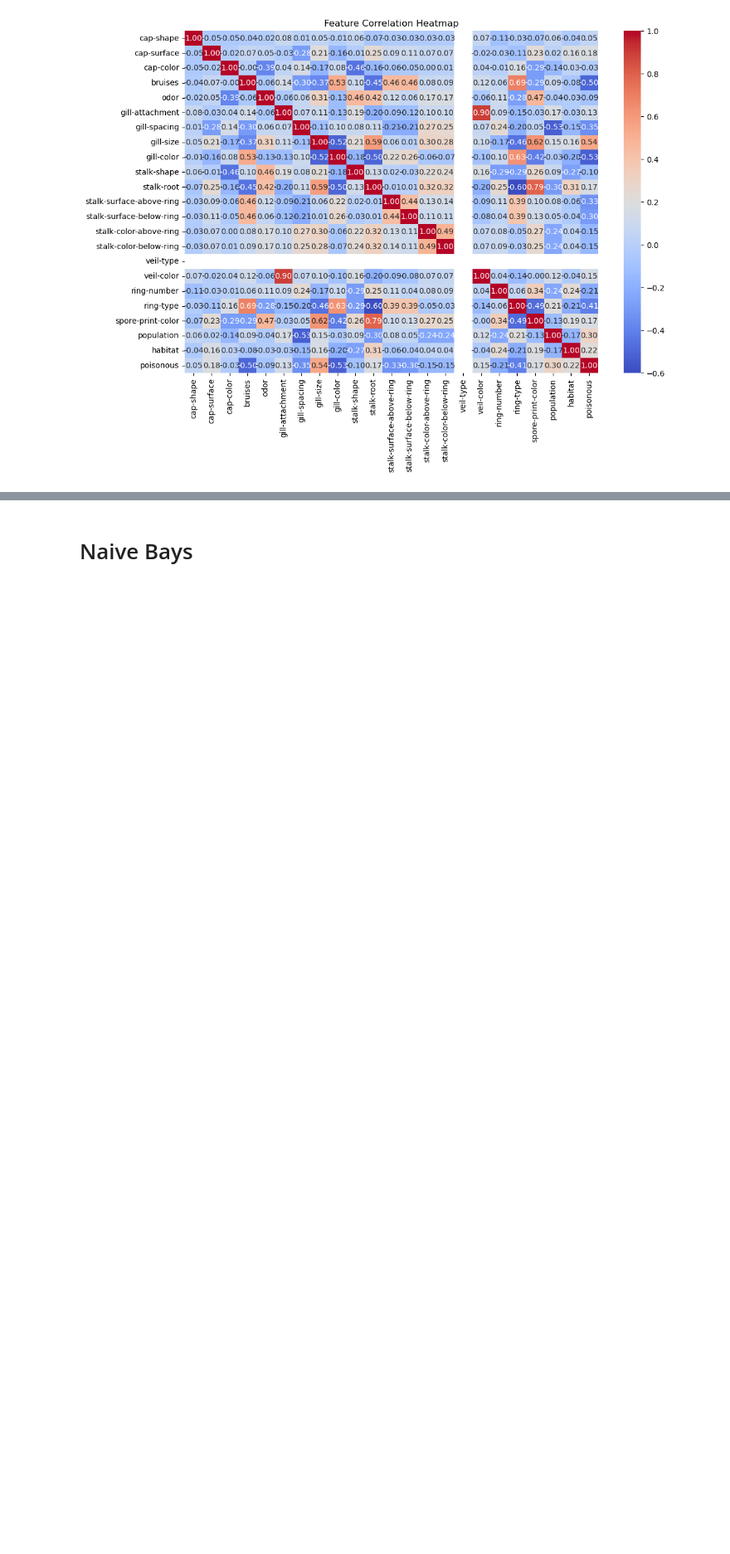
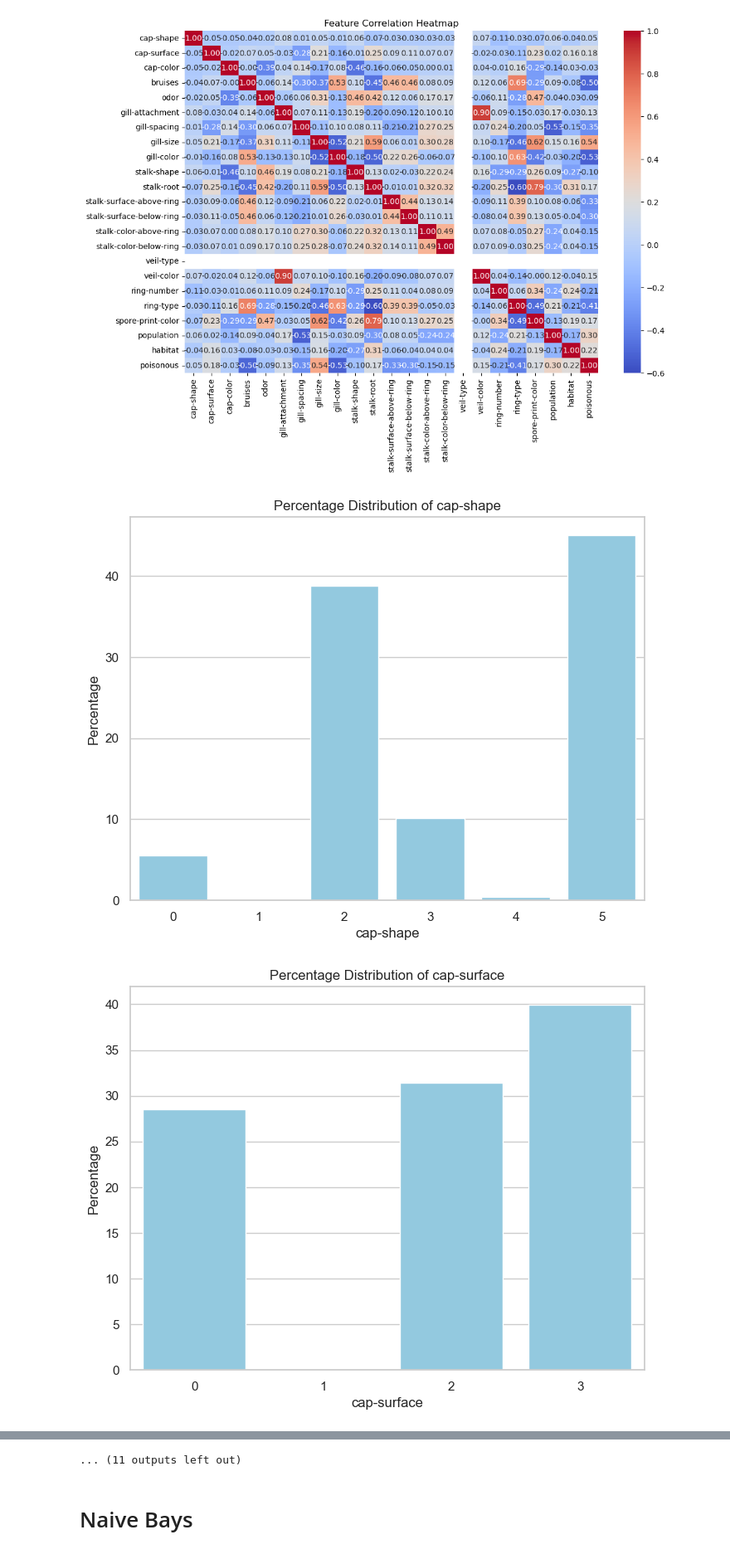
Before and after one commit to BennDiagram/510-Mushrooms, a Jupyter notebook: 0510-Final-Project-Mushrooms.ipynb, the cells around one changed output, grey strips where cells are left out. Shown at 83% size. Cells and saved outputs as stored; diff of their text form; code cells hidden in the pictures; blank space fills up the shorter version.

```diff
--- a/0510-Final-Project-Mushrooms.ipynb
+++ b/0510-Final-Project-Mushrooms.ipynb
@@ -262,3 +262,25 @@ plt.title("Feature Correlation Heatmap")
 plt.show()
 # %% [output]
 [figure]
+# %%
+def plot_percentage_distribution(column):
+    plt.figure(figsize=(8, 6))
+    sns.set(style="whitegrid")
+
+    # Calculate percentage distribution
+    percentages = df[column].value_counts(normalize=True) * 100
+
+    # Plot the distribution
+    sns.barplot(x=percentages.index, y=percentages.values, color='skyblue')
+
+    plt.title(f'Percentage Distribution of {column}')
+    plt.xlabel(column)
+    plt.ylabel('Percentage')
+    plt.show()
+
+# Iterate through each column in the DataFrame and plot its percentage distribution
+for column in df.columns:
+    plot_percentage_distribution(column)
+# %% [output]
+[figure, added]
+[figure, added]
@@ -265,3 +297,4 @@ plt.show()
+... (11 outputs left out)
 # %% [markdown]
 # Naive Bays
 # %%
```
Also changed, not shown: parts of 1 cell of this notebook.
